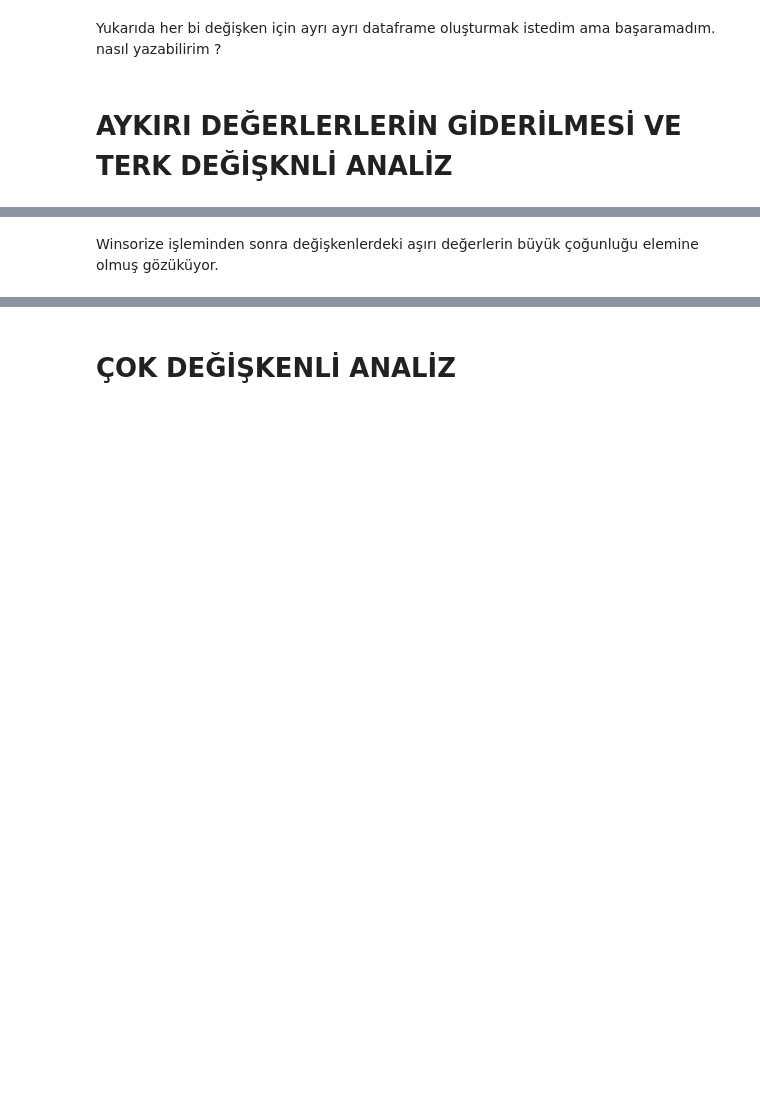
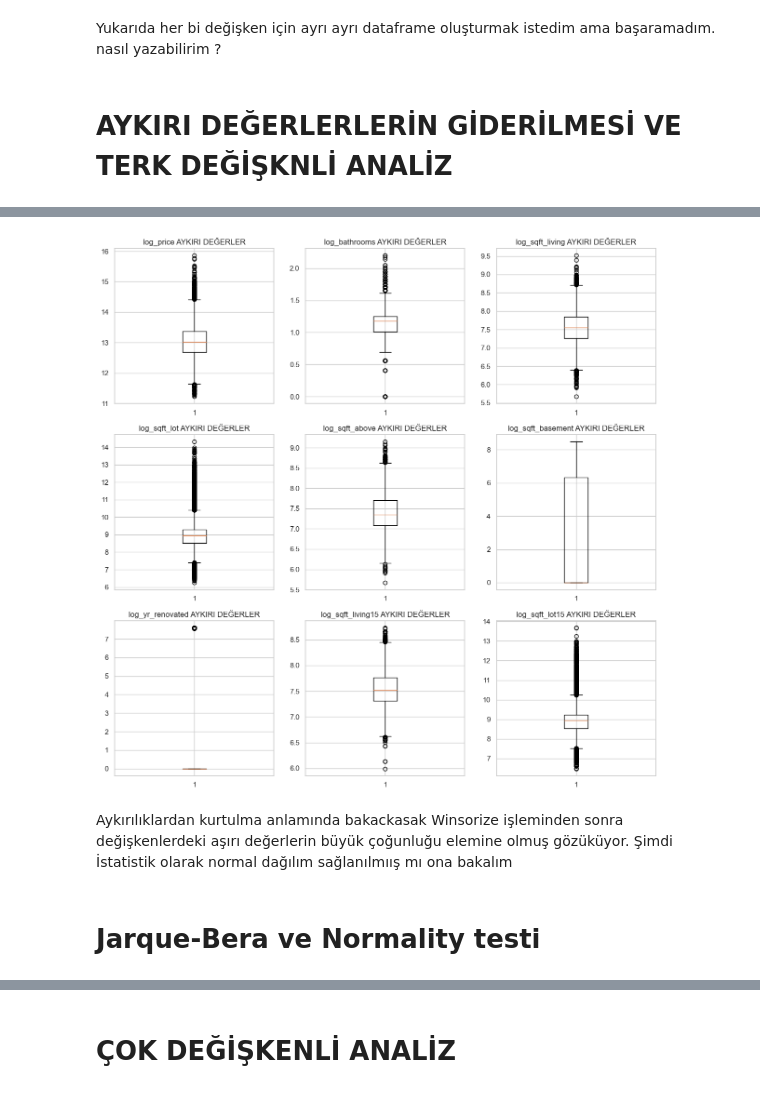
Before and after one commit to aytackolukisa/My_Projects, a Jupyter notebook: House.ipynb, the cells around one changed output, grey strips where cells are left out. Saved outputs shown, nothing was run; the diff lists cells and outputs as text; code cells hidden in the pictures; blank space fills up the shorter version.

```diff
--- a/House.ipynb
+++ b/House.ipynb
@@ -210,2 +246,20 @@ for i in range(10):
+# %%
+
+log_aykırı_liste = ["log_price", "log_bathrooms", "log_sqft_living", "log_sqft_lot", "log_sqft_above", "log_sqft_basement", "log_yr_renovated", "log_sqft_living15", "log_sqft_lot15"]
+
+for i in range(9):
+    house[ log_aykırı_liste[i]] = np.log(house[aykırı_liste[i]]+1)
+# %%
+plt.figure(figsize = (15,15))
+
+for i in range(9):
+    plt.subplot(3,3,i+1)
+    plt.boxplot(house[log_aykırı_liste[i]])
+    plt.title ("{} AYKIRI DEĞERLER".format(log_aykırı_liste[i]))
+# %% [output]
+[figure, added]
 # %% [markdown]
-Winsorize işleminden sonra değişkenlerdeki aşırı değerlerin büyük çoğunluğu elemine olmuş gözüküyor.
+Aykırılıklardan kurtulma anlamında bakackasak Winsorize işleminden sonra değişkenlerdeki aşırı değerlerin büyük çoğunluğu elemine olmuş gözüküyor.
+Şimdi İstatistik olarak normal dağılım sağlanılmıış mı ona bakalım
+# %% [markdown]
+# Jarque-Bera ve Normality testi
```
Also changed, not shown: parts of 19 cells of this notebook.
